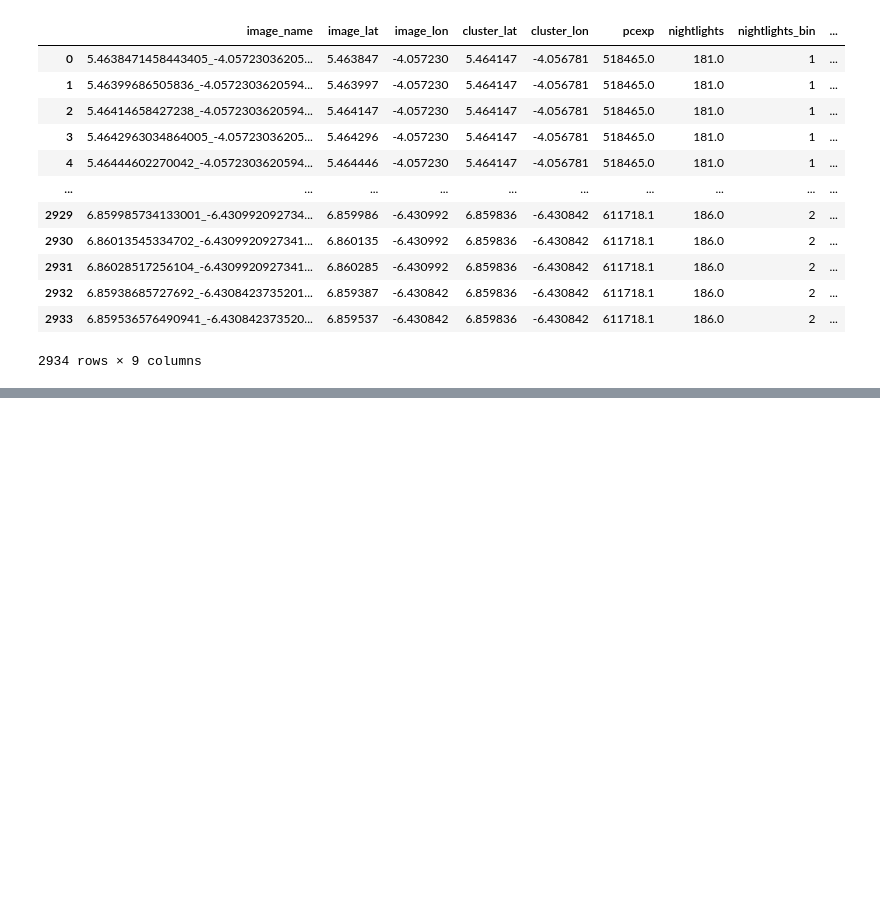
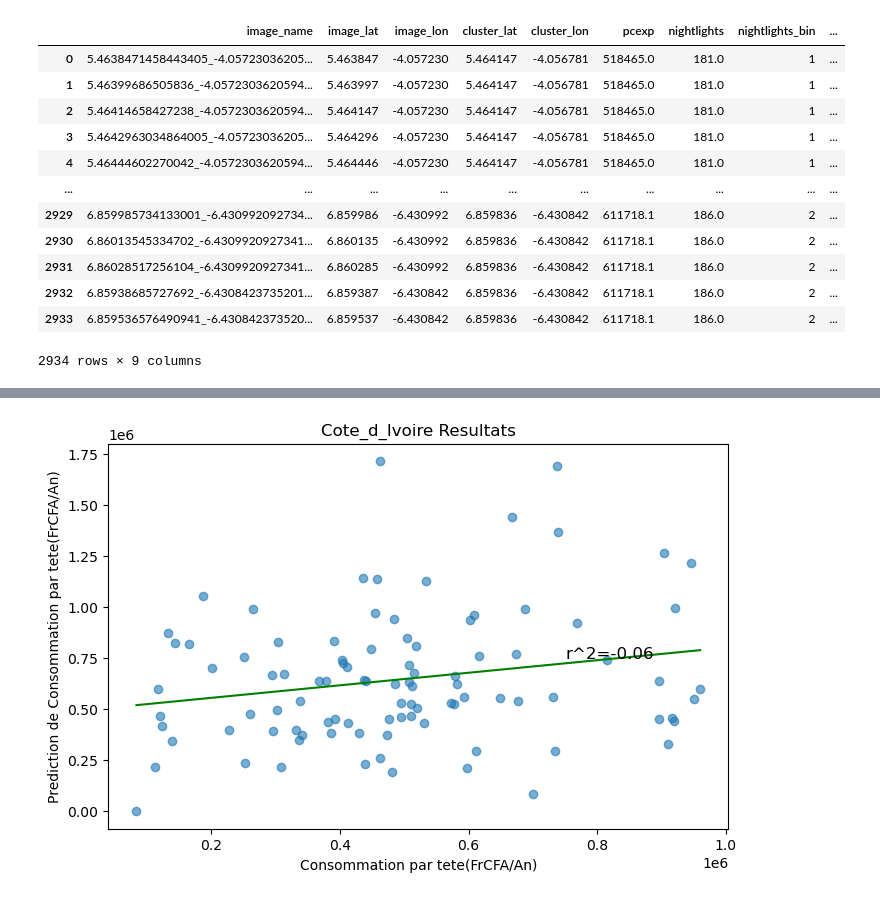
Before and after one commit to cae-ins/Estimation_Pauvrete_DeepLearning, a Jupyter notebook: Scripts/Etape_5_Estimation_Conso_Par_Tete.ipynb, the cells around one changed output, grey strips where cells are left out. Saved outputs shown, nothing was run; the diff lists cells and outputs as text; code cells hidden in the pictures; blank space fills up the shorter version.

```diff
--- a/Scripts/Etape_5_Estimation_Conso_Par_Tete.ipynb
+++ b/Scripts/Etape_5_Estimation_Conso_Par_Tete.ipynb
@@ -165,0 +334,15 @@ def load_country(country='CIV_2018'):
+# %%
+import numpy as np
+import os
+import pandas as pd
+import pickle
+# Définition des chemins de base pour le projet
+BASE_DIR = 'C:/Users/d/Desktop/Programme du projet sur CNN pauvreté/'
+COUNTRIES_DIR = os.path.join(BASE_DIR, 'Data', 'countries')
+RESULTS_DIR = os.path.join(BASE_DIR, 'results')
+country_results_dir = os.path.join(RESULTS_DIR,'CIV_2018', 'cnn')
+#df_clusters = pd.read_csv(os.path.join(BASE_DIR,'Data','Processed',"image_download_actual.csv"))
+cluster_list1 = pickle.load(open(os.path.join(country_results_dir, 'cluster_order.pkl'), 'rb'))
+cluster_list1 = pd.DataFrame.from_records(cluster_list1, columns=['cluster_lat', 'cluster_lon'])
+cluster_list1['feat_index'] = np.arange(len(cluster_list1))
+cluster_list1
@@ -165,0 +487,3 @@ def load_country(country='CIV_2018'):
+# %%
+# Utilisation de la fonction pour charger les données spécifiques à la Côte d'Ivoire (CIV_2018)
+x_civ, df_civ = load_country('civ_2018')
@@ -222,0 +534,2 @@ AssertionError:
+# %%
+y_civ = df_civ['pcexp'].values
@@ -222,0 +725,17 @@ AssertionError:
+# %%
+# Exécute la fonction run_randomized_cv pour la CIV en utilisant les données x_civ (features) et y_civ (valeurs cibles).
+# Cette fonction applique une validation croisée randomisée pour évaluer la performance du modèle de régression de Ridge,
+# en optimisant le paramètre alpha et en retournant le score R^2 moyen ainsi que les prédictions yhat_civ sur l'ensemble de test.
+# RANDOM_SEED est utilisé pour assurer la reproductibilité des sélections aléatoires durant la validation croisée.
+# to_print=False indique que la fonction ne doit pas imprimer les résultats intermédiaires pendant son exécution.
+r2, yhat_civ = run_randomized_cv(x_civ, y_civ, random_seed=RANDOM_SEED, to_print=False)
+
+# Utilise la fonction plot_predictions pour visualiser les prédictions (yhat_civ) par rapport aux valeurs réelles (y_civ) pour la Cote d'Ivoire.
+# Le graphique montre la corrélation entre les consommations réelles et prédites en frcfa/an, avec un seuil max_y de 1000000.
+# Cela signifie que seules les données où les valeurs réelles sont inférieures à 1000000 frcfa/an seront incluses dans le graphique.
+# Le score R^2 (r2) obtenu de la validation croisée est affiché sur le graphique pour évaluer la qualité de l'ajustement du modèle.
+# Le titre 'Résultats Cote d'Ivoire spécifie que les résultats concernent la Cote d'Ivoire, offrant un contexte clair pour l'analyse.
+# L'objet fig retourné par la fonction peut être utilisé pour sauvegarder le graphique ou pour une analyse plus approfondie.
+fig = plot_predictions(y_civ, yhat_civ, r2, 'Cote_d_Ivoire', max_y=1000000)
+# %% [output]
+[figure, added]
```
Also changed, not shown: parts of 36 cells of this notebook.
